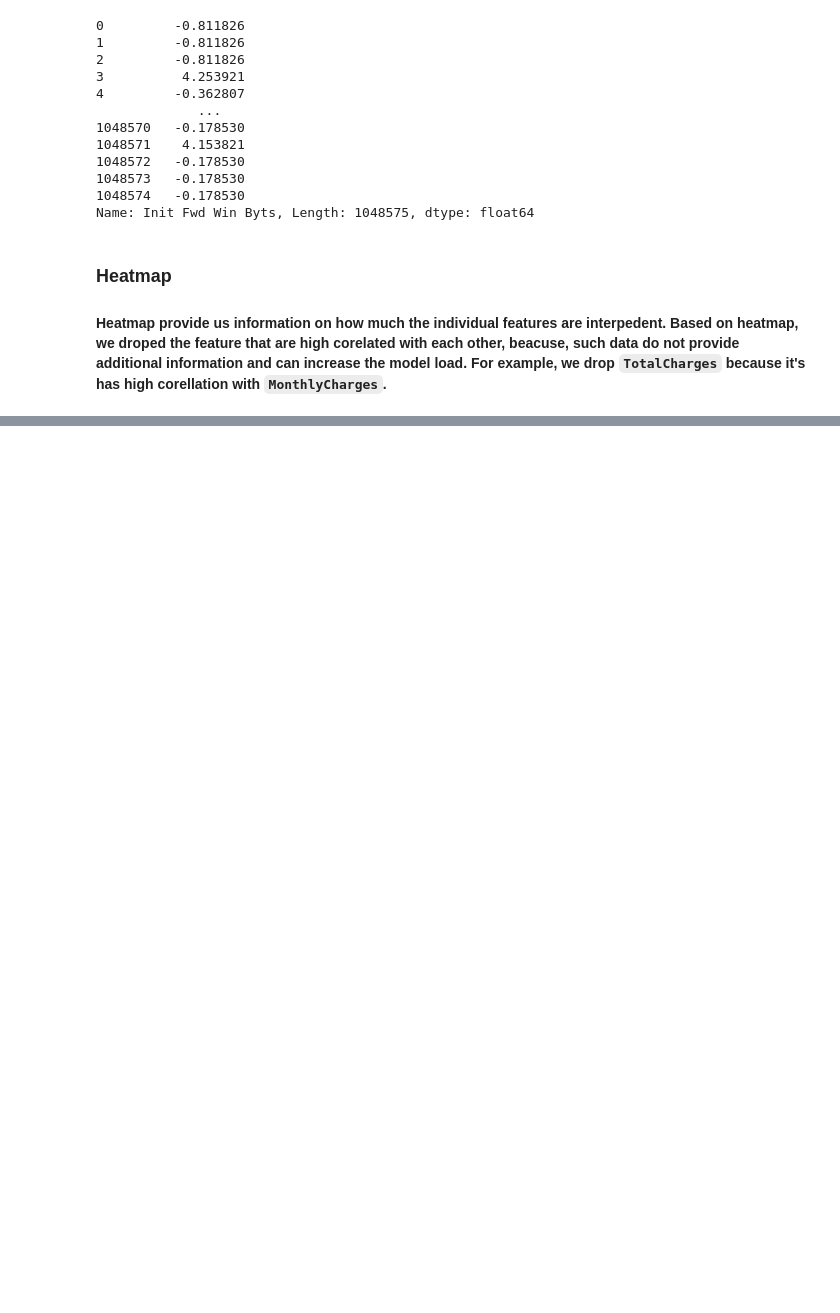
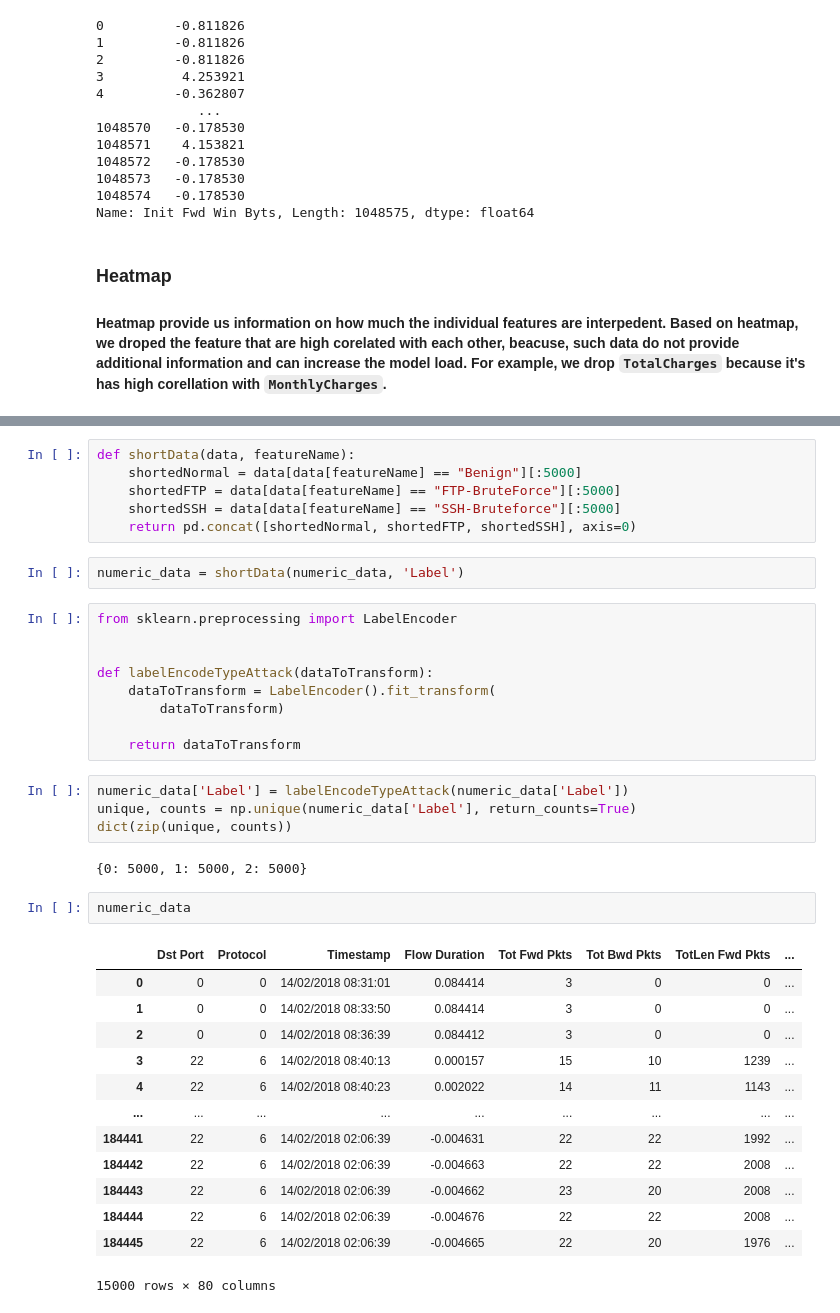
Before and after one commit to Wneku1/MlNetAttackDetector, a Jupyter notebook: python/preprocess.ipynb, the cells around one changed output, grey strips where cells are left out. Cells and saved outputs as stored; diff of their text form; blank space fills up the shorter version.

Commit message:
extract more info about attacks

```diff
--- a/python/preprocess.ipynb
+++ b/python/preprocess.ipynb
@@ -197,0 +251,39 @@ sns.heatmap(abs(train.corr()), annot=True, linewidths=0.5, fmt='.2f', ax=ax)
+# %%
+def shortData(data, featureName):
+    shortedNormal = data[data[featureName] == "Benign"][:5000]
+    shortedFTP = data[data[featureName] == "FTP-BruteForce"][:5000]
+    shortedSSH = data[data[featureName] == "SSH-Bruteforce"][:5000]
+    return pd.concat([shortedNormal, shortedFTP, shortedSSH], axis=0)
+# %%
+numeric_data = shortData(numeric_data, 'Label')
+# %%
+from sklearn.preprocessing import LabelEncoder
+
+
+def labelEncodeTypeAttack(dataToTransform):
+    dataToTransform = LabelEncoder().fit_transform(
+        dataToTransform)
+
+    return dataToTransform
+# %%
+numeric_data['Label'] = labelEncodeTypeAttack(numeric_data['Label'])
+unique, counts = np.unique(numeric_data['Label'], return_counts=True)
+dict(zip(unique, counts))
+# %% [output]
+{0: 5000, 1: 5000, 2: 5000}
+# %%
+numeric_data
+# %% [output]
+|  | Dst Port | Protocol | Timestamp | Flow Duration | Tot Fwd Pkts | Tot Bwd Pkts | TotLen Fwd Pkts | ... |
+| 0 | 0 | 0 | 14/02/2018 08:31:01 | 0.084414 | 3 | 0 | 0 | ... |
+| 1 | 0 | 0 | 14/02/2018 08:33:50 | 0.084414 | 3 | 0 | 0 | ... |
+| 2 | 0 | 0 | 14/02/2018 08:36:39 | 0.084412 | 3 | 0 | 0 | ... |
+| 3 | 22 | 6 | 14/02/2018 08:40:13 | 0.000157 | 15 | 10 | 1239 | ... |
+| 4 | 22 | 6 | 14/02/2018 08:40:23 | 0.002022 | 14 | 11 | 1143 | ... |
+| ... | ... | ... | ... | ... | ... | ... | ... | ... |
+| 184441 | 22 | 6 | 14/02/2018 02:06:39 | -0.004631 | 22 | 22 | 1992 | ... |
+| 184442 | 22 | 6 | 14/02/2018 02:06:39 | -0.004663 | 22 | 22 | 2008 | ... |
+| 184443 | 22 | 6 | 14/02/2018 02:06:39 | -0.004662 | 23 | 20 | 2008 | ... |
+| 184444 | 22 | 6 | 14/02/2018 02:06:39 | -0.004676 | 22 | 22 | 2008 | ... |
+| 184445 | 22 | 6 | 14/02/2018 02:06:39 | -0.004665 | 22 | 20 | 1976 | ... |
+15000 rows × 80 columns
```
Also changed, not shown: parts of 14 cells of this notebook.
